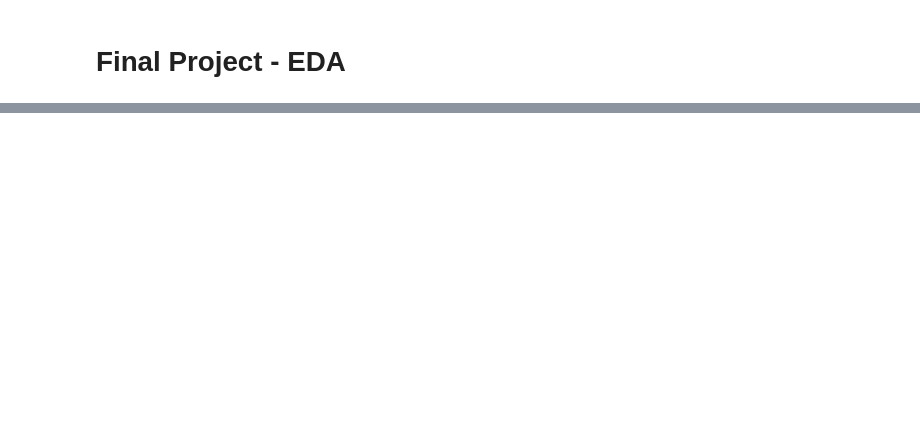
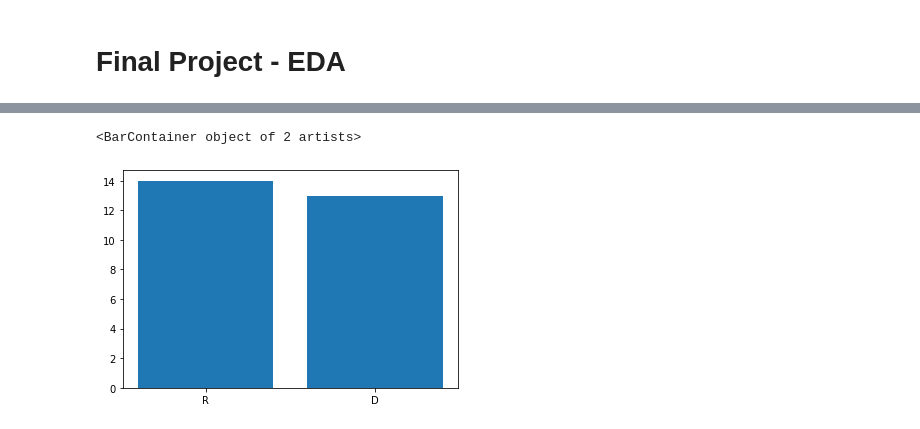
Before and after one commit to vsodem/d102_final_project, a Jupyter notebook: project.ipynb, the cells around one changed output, grey strips where cells are left out. Cells and saved outputs as stored; diff of their text form; code cells hidden in the pictures; blank space fills up the shorter version.

```diff
--- a/project.ipynb
+++ b/project.ipynb
@@ -82,0 +257,10 @@ more EDA
+# %%
+# Categorical
+# Party vs # Endorsement Groups
+
+# This is a simple bar graph just to show the difference in number of endorsement groups between the 2 parties.
+
+plt.bar(['R', 'D'], [14, 13])
+# %% [output]
+<BarContainer object of 2 artists>
+[figure, added]
```
Also changed, not shown: parts of 26 cells of this notebook.
